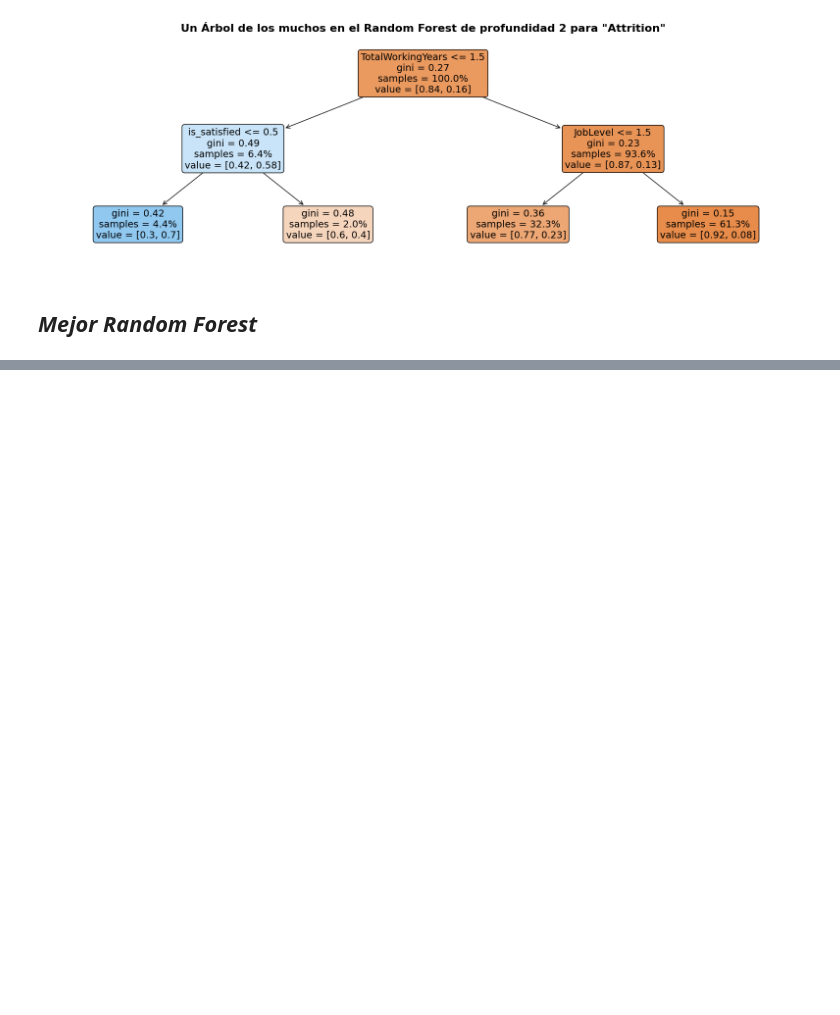
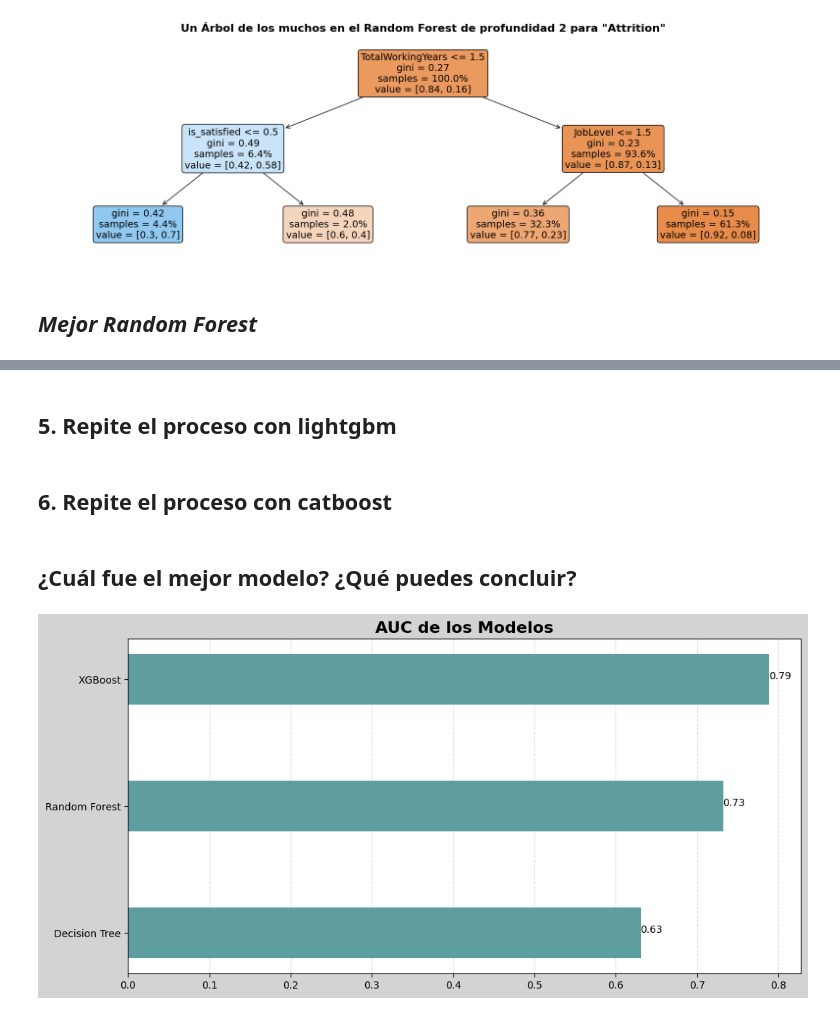
Before and after one commit to luisejdm/Aprendizaje_Estadistico, a Jupyter notebook: Examenes/Examen3_practico.ipynb, the cells around one changed output, grey strips where cells are left out. Cells and saved outputs as stored; diff of their text form; code cells hidden in the pictures; blank space fills up the shorter version.

```diff
--- a/Examenes/Examen3_practico.ipynb
+++ b/Examenes/Examen3_practico.ipynb
@@ -378,0 +379,10 @@ ValueError: Mixing dicts with non-Series may lead to ambiguous ordering.
+# %% [markdown]
+## **5. Repite el proceso con lightgbm**
+# %% [markdown]
+## **6. Repite el proceso con catboost**
+# %% [markdown]
+## **¿Cuál fue el mejor modelo? ¿Qué puedes concluir?**
+# %%
+importance_plot(resultados_modelos, resultados_auc, 'AUC de los Modelos')
+# %% [output]
+[figure, added]
```
Also changed, not shown: parts of 6 cells of this notebook.
